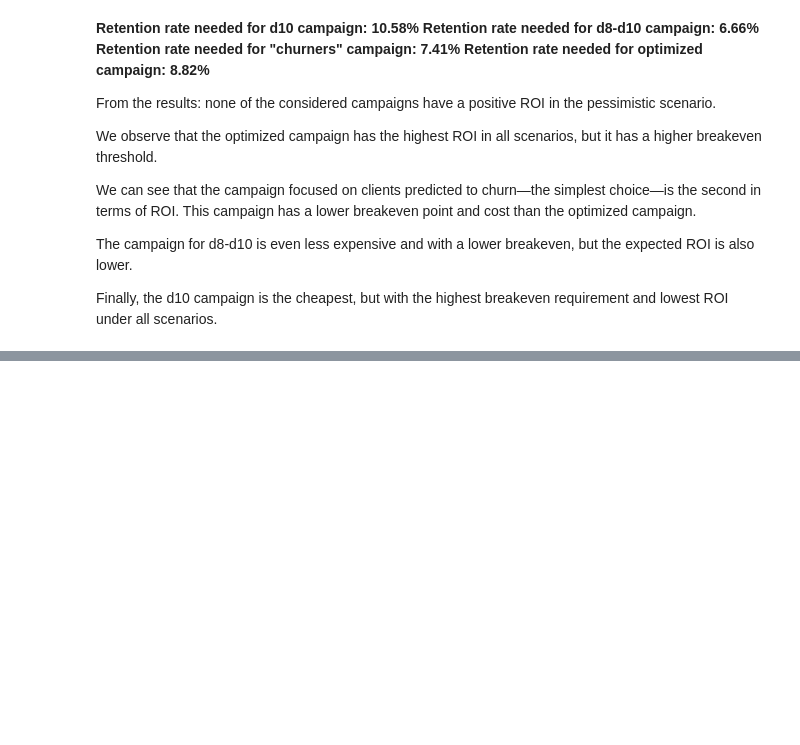
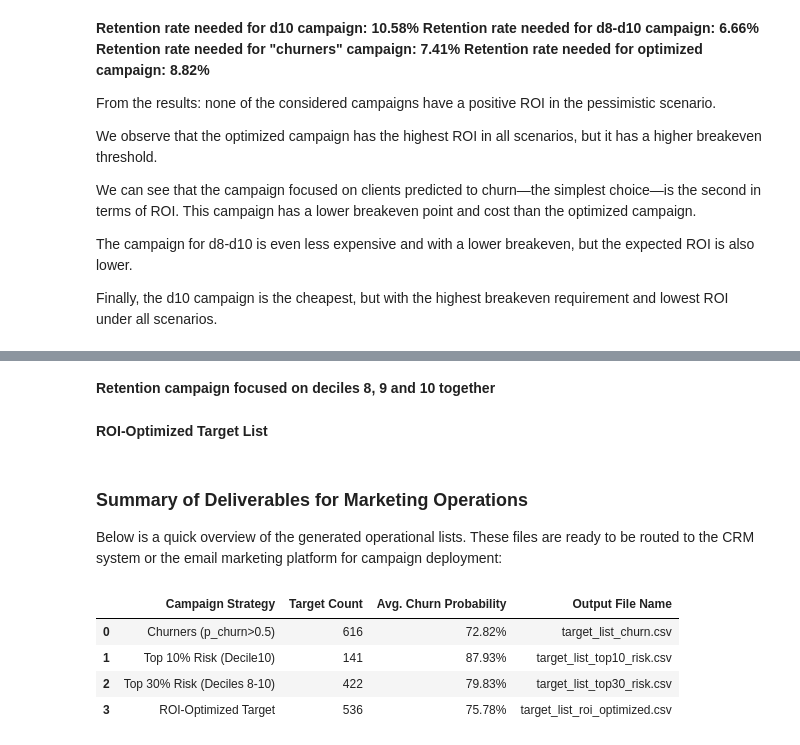
Before and after one commit to gabarosky/Telcochurn, a Jupyter notebook: notebooks/churn.ipynb, the cells around one changed output, grey strips where cells are left out. Cells and saved outputs as stored; diff of their text form; code cells hidden in the pictures; blank space fills up the shorter version.

Commit message:
outputs added

```diff
--- a/notebooks/churn.ipynb
+++ b/notebooks/churn.ipynb
@@ -1784,0 +1814,8 @@ Finally, the d10 campaign is the cheapest, but with the highest breakeven requir
+# %%
+# Calculate deciles (10 is the highest risk, 1 is the lowest)
+target_churn = df_deliverables[df_deliverables['churn_probability']>=0.5].sort_values(by='churn_probability', ascending=False)
+
+# Export to CSV
+target_churn_path = os.path.join(output_dir, 'target_list_churn.csv')
+
+target_churn.to_csv(target_churn_path, index=False)
@@ -1784,0 +1824,51 @@ Finally, the d10 campaign is the cheapest, but with the highest breakeven requir
+# %%
+# Calculate deciles (10 is the highest risk, 1 is the lowest)
+df_deliverables['risk_decile'] = pd.qcut(df_deliverables['churn_probability'], 10, labels=False) + 1
+
+# Filter for Deciles 8, 9, and 10
+target_top10 = df_deliverables[df_deliverables['risk_decile'] >= 10].sort_values(by='churn_probability', ascending=False)
+
+# Export to CSV
+top10_path = os.path.join(output_dir, 'target_list_top10_risk.csv')
+target_top10.to_csv(top10_path, index=False)
+# %% [markdown]
+**Retention campaign focused on deciles 8, 9 and 10 together**
+# %%
+# Filter for Deciles 8, 9, and 10
+target_top30 = df_deliverables[df_deliverables['risk_decile'] >= 8].sort_values(by='churn_probability', ascending=False)
+
+# Export to CSV
+top30_path = os.path.join(output_dir, 'target_list_top30_risk.csv')
+target_top30.to_csv(top30_path, index=False)
+# %% [markdown]
+**ROI-Optimized Target List**
+# %%
+# Define the optimal classification threshold found during the ROI simulation
+optimal_threshold = 0.56
+
+# Filter customers meeting or exceeding the threshold
+target_roi_optimized = df_deliverables[df_deliverables['churn_probability'] >= optimal_threshold].sort_values(by='churn_probability', ascending=False)
+
+# Export to CSV
+roi_path = os.path.join(output_dir, 'target_list_roi_optimized.csv')
+target_roi_optimized.to_csv(roi_path, index=False)
+# %% [markdown]
+### Summary of Deliverables for Marketing Operations
+
+Below is a quick overview of the generated operational lists. These files are ready to be routed to the CRM system or the email marketing platform for campaign deployment:
+# %%
+summary_data = {
+    "Campaign Strategy": ["Churners (p_churn>0.5)","Top 10% Risk (Decile10)","Top 30% Risk (Deciles 8-10)", "ROI-Optimized Target"],
+    "Target Count": [len(target_churn), len(target_top10), len(target_top30), len(target_roi_optimized)],
+    "Avg. Churn Probability": [f"{target_churn['churn_probability'].mean():.2%}",f"{target_top10['churn_probability'].mean():.2%}",
+                               f"{target_top30['churn_probability'].mean():.2%}", f"{target_roi_optimized['churn_probability'].mean():.2%}"],
+    "Output File Name": ["target_list_churn.csv","target_list_top10_risk.csv","target_list_top30_risk.csv", "target_list_roi_optimized.csv"]
+}
+
+pd.DataFrame(summary_data)
+# %% [output]
+|  | Campaign Strategy | Target Count | Avg. Churn Probability | Output File Name |
+| 0 | Churners (p_churn>0.5) | 616 | 72.82% | target_list_churn.csv |
+| 1 | Top 10% Risk (Decile10) | 141 | 87.93% | target_list_top10_risk.csv |
+| 2 | Top 30% Risk (Deciles 8-10) | 422 | 79.83% | target_list_top30_risk.csv |
+| 3 | ROI-Optimized Target | 536 | 75.78% | target_list_roi_optimized.csv |
```
Also changed, not shown: parts of 5 cells of this notebook, 5 other files.
